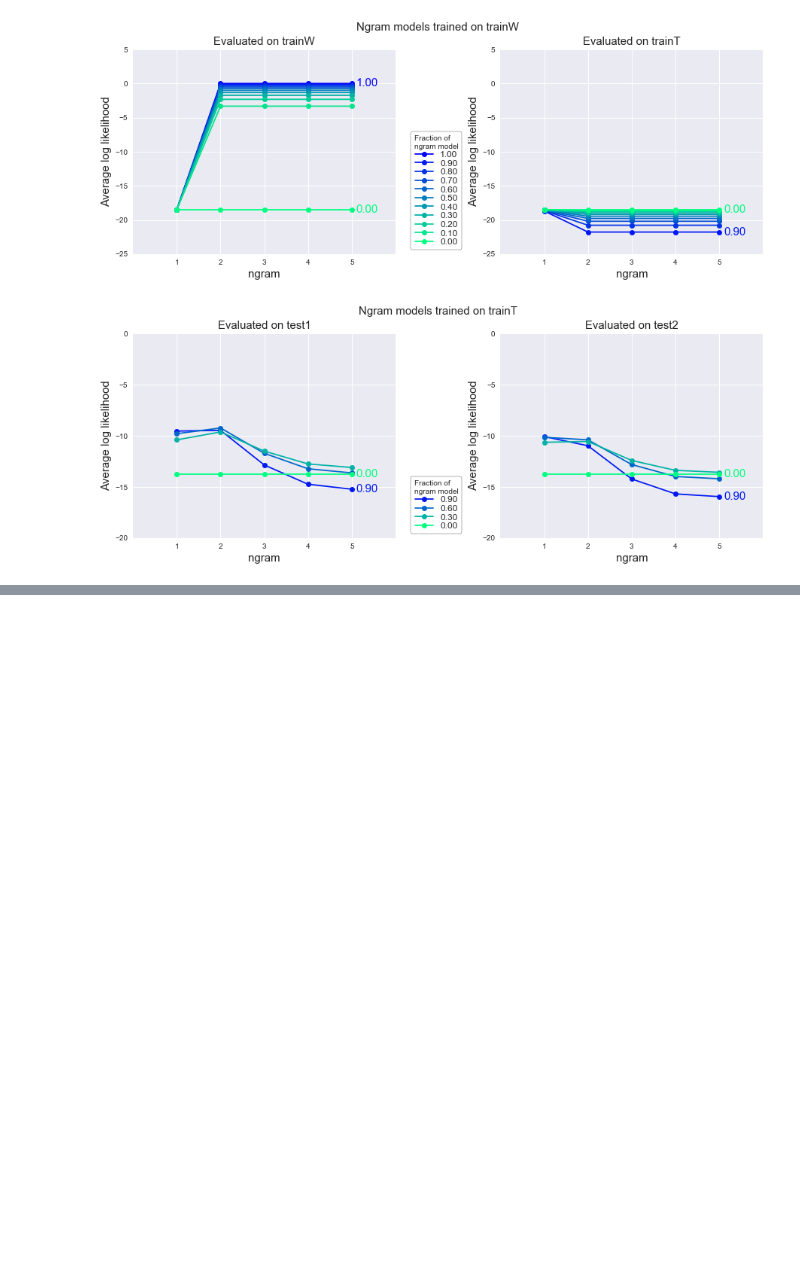
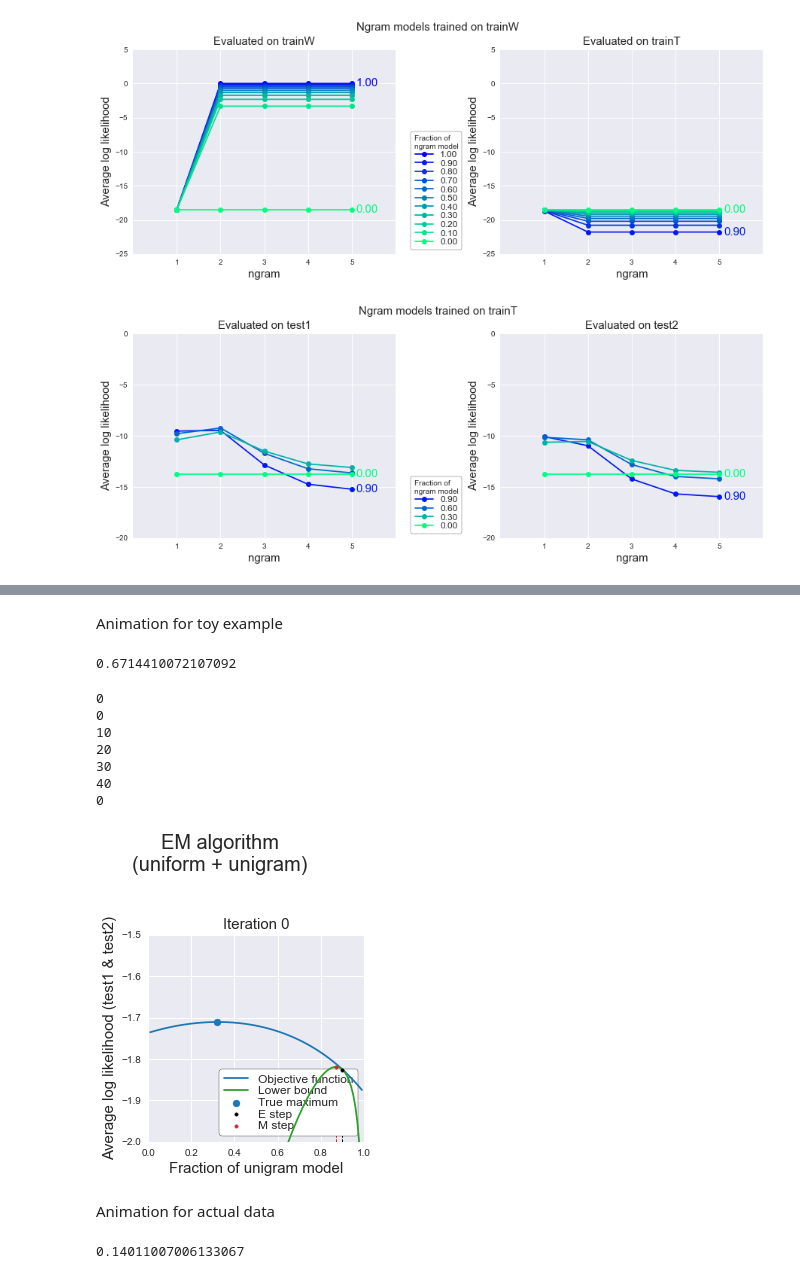
Before and after one commit to khanhnguyendata/ngram, a Jupyter notebook: ngram_models.ipynb, the cells around one changed output, grey strips where cells are left out. Cells and saved outputs as stored; diff of their text form; code cells hidden in the pictures; blank space fills up the shorter version.

```diff
--- a/ngram_models.ipynb
+++ b/ngram_models.ipynb
@@ -400,0 +494,16 @@ sorted(avg_lls_combinationsT2.items(), key=lambda item: item[1], reverse=True)
+# %%
+def get_avg_ll(p, a0):
+    a1 = 1 - a0
+    return np.log2(p[:, 0] * a0 + p[:, 1] * (1-a0)).mean()
+# %%
+def get_avg_ll_lower_bound_at_a0(p, a0, b0):
+    a1 = 1 - a0
+    b1 = 1 - b0
+    with np.errstate(invalid='ignore'):
+        lower_bound0 = b0 * np.log2(p[:, 0] * a0 / b0)
+        lower_bound1 = b1 * np.log2(p[:, 1] * a1 / b1)
+
+    lower_bound0[np.isnan(lower_bound0)] = 0
+    lower_bound1[np.isnan(lower_bound1)] = 0
+    lower_bound_avg_ll = (lower_bound0 + lower_bound1).mean()
+    return lower_bound_avg_ll
@@ -400,0 +556,49 @@ sorted(avg_lls_combinationsT2.items(), key=lambda item: item[1], reverse=True)
+# %% [markdown]
+Animation for toy example
+# %%
+p = np.array([[0.3, 0.4], [0.3, 0.1], [0.3, 0.5]])
+a0s = np.arange(0, 1.01, 0.01)
+a0s_truncated = np.arange(0.01, 1, 0.01)
+# %%
+em_twomodel = EMTwoModel()
+em_twomodel.train(p, n_iter=50, start_a0=0.1)
+# %% [output]
+0.6714410072107092
+# %%
+fig, ax = plt.subplots(figsize=(5, 5))
+plt.subplots_adjust(left=0.3, top=0.7)
+fig.suptitle('EM algorithm\n(uniform + unigram)', fontsize=20)
+
+avg_lls = [get_avg_ll(p, a0) for a0 in a0s_truncated]
+a0_at_end = a0s_truncated[np.argmax(avg_lls)]
+ax.plot(1-a0s_truncated, avg_lls, color='tab:blue', zorder=10, label='Objective function')
+ax.scatter(1-a0_at_end, get_avg_ll(p, a0_at_end), marker='o', color='tab:blue', zorder=10, label='True maximum')
+ax.set_xlim(0, 1)
+ax.set_ylim(-2, -1.5)
+ax.set_xlabel('Fraction of unigram model')
+ax.set_ylabel('Average log likelihood (test1 & test2)')
+
+
+anim = FuncAnimation(fig, lambda i: update(i, fig, ax, p, em_twomodel),
+                     frames=range(len(em_twomodel.tracked_info)-1), interval=150, repeat=True)
+anim.save('viz/EM_toy.mp4', writer='ffmpeg')
+
+plt.show()
+# %% [output]
+0
+0
+10
+20
+30
+40
+0
+[figure, added]
+# %% [markdown]
+Animation for actual data
+# %%
+test_condprobsT12_01 = np.vstack([test_condprobsT1[:, [0, 1]], test_condprobsT2[:, [0, 1]]])
+p = test_condprobsT12_01
+em_twomodel = EMTwoModel()
+em_twomodel.train(p, n_iter=10, start_a0=0.5)
+# %% [output]
+0.14011007006133067
```
Also changed, not shown: parts of 62 cells of this notebook, 40 other files.
